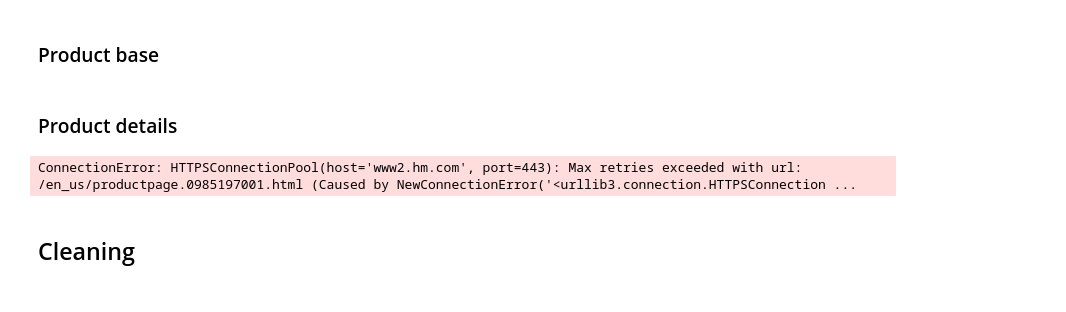
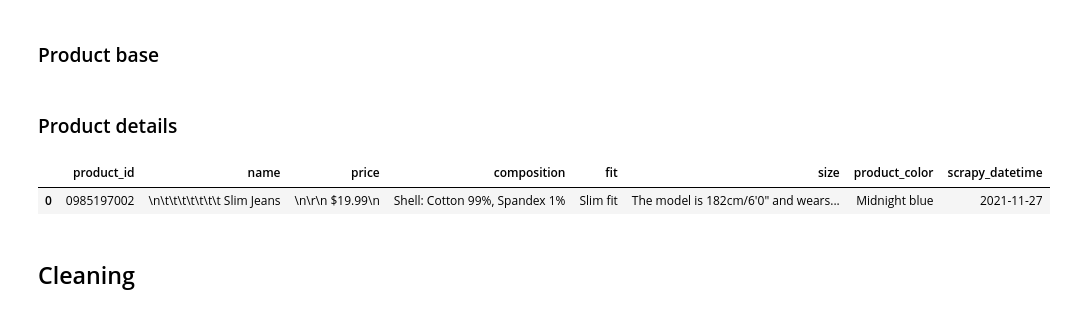
Before and after one commit to MarcosRMG/ds_ao_dev, a Jupyter notebook: notebooks/DS ao DEV.ipynb, the cells around one changed output. Saved outputs shown, nothing was run; the diff lists cells and outputs as text; code cells hidden in the pictures.

```diff
--- a/notebooks/DS ao DEV.ipynb
+++ b/notebooks/DS ao DEV.ipynb
@@ -2051,7 +2051,7 @@ product_base = pd.DataFrame({'product_id': product_id})
 df_details = pd.DataFrame()
 df_pattern = pd.DataFrame(columns=['Art. No.', 'Composition', 'Fit', 'Size'])
 
-for code in product_base['product_id']:
+for code in product_base['product_id'][:1]:
     # URL composition and request
     url = f"https://www2.hm.com/en_us/productpage.{code}.html"
     page = requests.get(url, headers=header).text
@@ -2069,8 +2069,9 @@ for code in product_base['product_id']:
 
     #------------------------------Product Details---------------------------
     # Get composition information
-    for code in df_color['product_id']:
+    for code in df_color['product_id'][:1]:
         url = (f"https://www2.hm.com/en_us/productpage.{code}.html")
+        #url = (f"https://www2.hm.com/en_us/productpage.{1004199002}.html")
         page = requests.get(url, headers=header).text
         soup = BeautifulSoup(page)
 
@@ -2106,14 +2107,17 @@ for code in product_base['product_id']:
         df_composition = df_composition[~df_composition['composition'].str.contains('Lining')]
 
         #------------------------------SKU Product---------------------------
-        df_sku = pd.merge(df_composition, df_color, how='left', on='product_id')
+        df_details = pd.merge(df_composition, df_color, how='left', on='product_id')
 
-        #------------------------------All products--------------------------
-        df_details = pd.concat([df_details, df_sku], axis=0).reset_index(drop=True)
-        df_details.drop_duplicates(inplace=True)
-df_details['scrapy_datetime'] = datetime.now().strftime('%Y-%m-%d')
+#         #------------------------------All products--------------------------
+#         df_details = pd.concat([df_details, df_sku], axis=0).reset_index(drop=True)
+#         df_details.drop_duplicates(inplace=True)
+        df_details['scrapy_datetime'] = datetime.now().strftime('%Y-%m-%d')
-# %% [output]
-ConnectionError: HTTPSConnectionPool(host='www2.hm.com', port=443): Max retries exceeded with url: /en_us/productpage.0985197001.html (Caused by NewConnectionError('<urllib3.connection.HTTPSConnection ...
+# %%
+df_details
+# %% [output]
+|  | product_id | name | price | composition | fit | size | product_color | scrapy_datetime |
+| 0 | 0985197002 | \n\t\t\t\t\t\t\t Slim Jeans | \n\r\n $19.99\n | Shell: Cotton 99%, Spandex 1% | Slim fit | The model is 182cm/6'0" and wears... | Midnight blue | 2021-11-27 |
 # %% [markdown]
 ## Cleaning
 # %%
```
Also changed, not shown: parts of 8 cells of this notebook, 3 other files.
